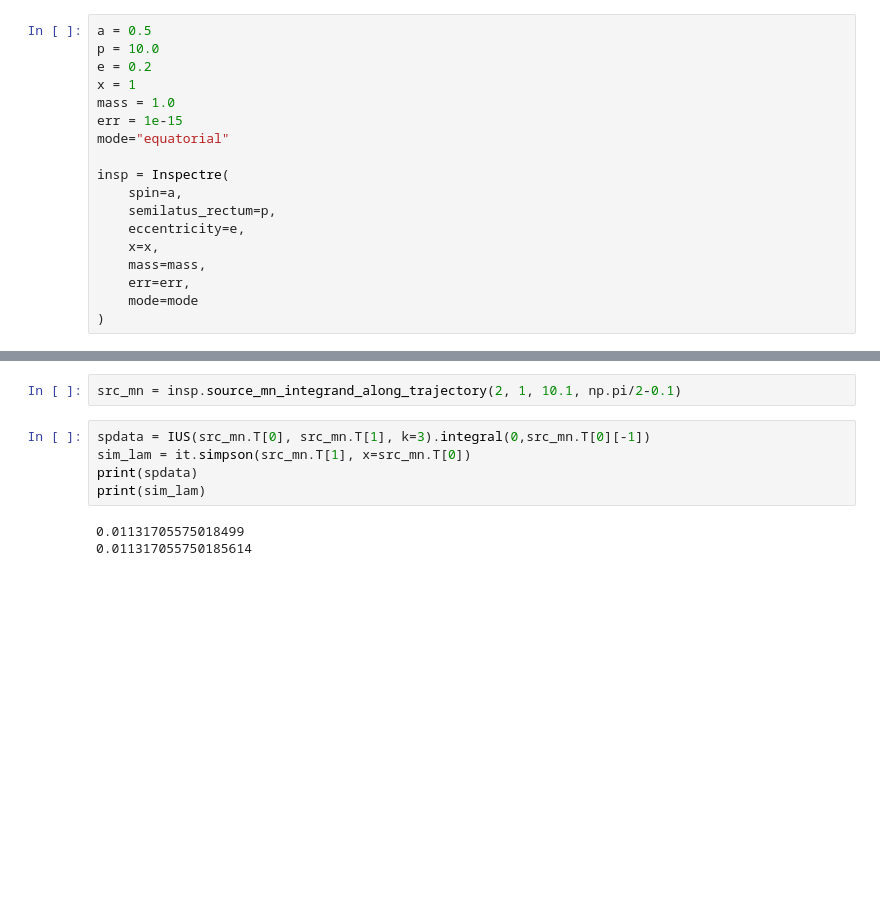
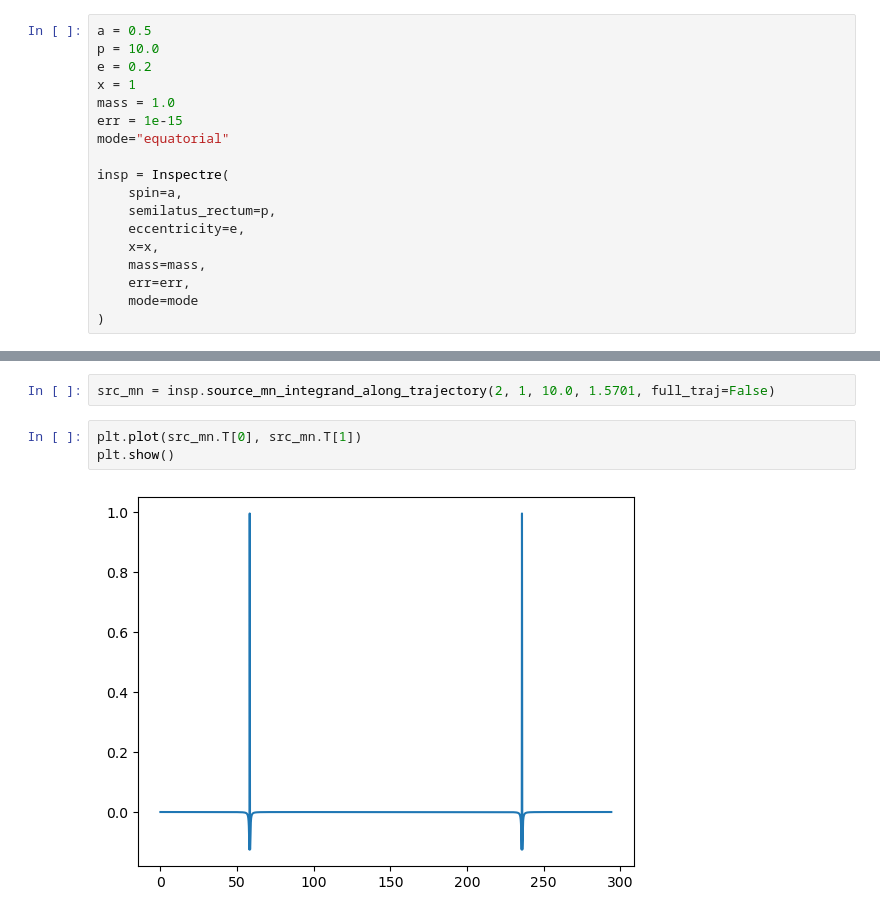
Before and after one commit to thompsonphys/inspectre, a Jupyter notebook: notebooks/test_inspectre.ipynb, the cells around one changed output, grey strips where cells are left out. Cells and saved outputs as stored; diff of their text form; blank space fills up the shorter version.

```diff
--- a/notebooks/test_inspectre.ipynb
+++ b/notebooks/test_inspectre.ipynb
@@ -54,10 +78,7 @@ insp.resample_trajectory(num_pts=2**N)
 # %%
-src_mn = insp.source_mn_integrand_along_trajectory(2, 1, 10.1, np.pi/2-0.1)
+src_mn = insp.source_mn_integrand_along_trajectory(2, 1, 10.0, 1.5701, full_traj=False)
-# %%
-spdata = IUS(src_mn.T[0], src_mn.T[1], k=3).integral(0,src_mn.T[0][-1])
-sim_lam = it.simpson(src_mn.T[1], x=src_mn.T[0])
-print(spdata)
-print(sim_lam)
-# %% [output]
-0.01131705575018499
-0.011317055750185614
+# %%
+plt.plot(src_mn.T[0], src_mn.T[1])
+plt.show()
+# %% [output]
+[figure, added]
```
Also changed, not shown: parts of 12 cells of this notebook, 2 other files.
